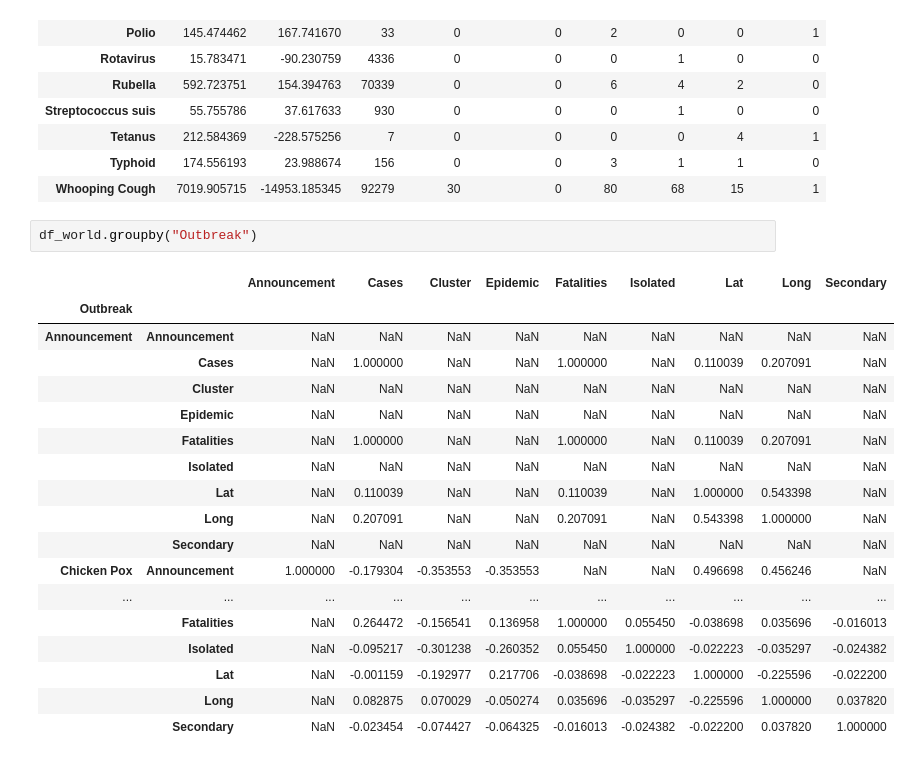
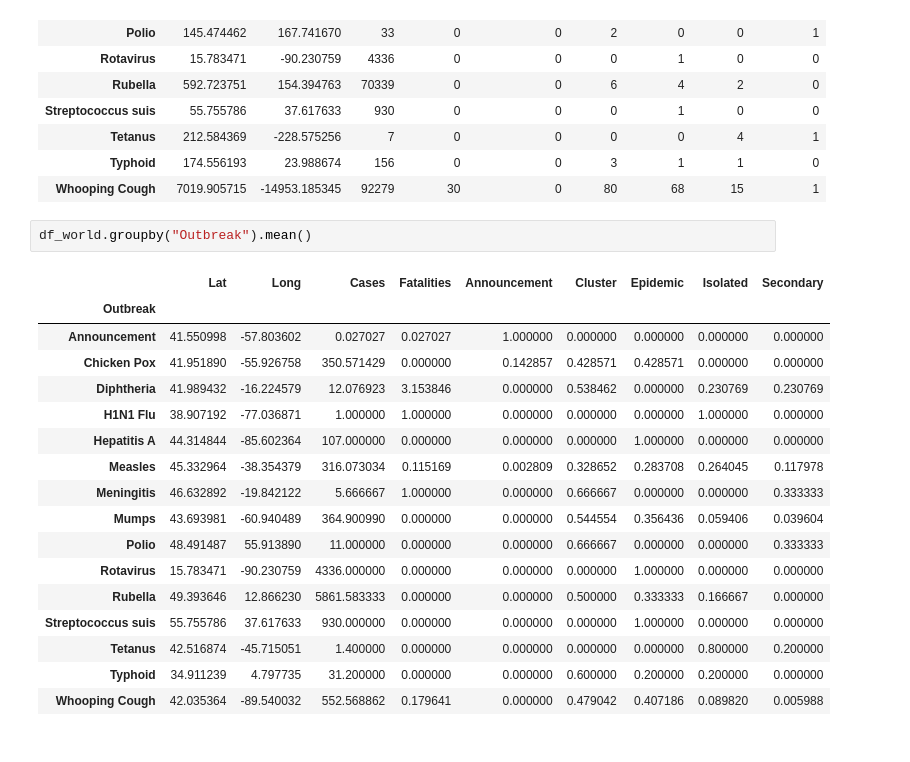
Before and after one commit to javigoncompte/Preventable_Diseases, a Jupyter notebook: Capstone EDA.ipynb, the cells around one changed output. Drawn from its saved outputs; the diff is of its cells as text.

```diff
--- a/Capstone EDA.ipynb
+++ b/Capstone EDA.ipynb
@@ -1456,23 +1456,22 @@ df_world.groupby("Outbreak").sum()
 | Typhoid | 174.556193 | 23.988674 | 156 | 0 | 0 | 3 | 1 | 1 | 0 |
 | Whooping Cough | 7019.905715 | -14953.185345 | 92279 | 30 | 0 | 80 | 68 | 15 | 1 |
 # %%
-df_world.groupby("Outbreak")
+df_world.groupby("Outbreak").mean()
 # %% [output]
-|  |  | Announcement | Cases | Cluster | Epidemic | Fatalities | Isolated | Lat | Long | Secondary |
-| Outbreak |  |  |  |  |  |  |  |  |  |  |
-| Announcement | Announcement | NaN | NaN | NaN | NaN | NaN | NaN | NaN | NaN | NaN |
-|  | Cases | NaN | 1.000000 | NaN | NaN | 1.000000 | NaN | 0.110039 | 0.207091 | NaN |
-|  | Cluster | NaN | NaN | NaN | NaN | NaN | NaN | NaN | NaN | NaN |
-|  | Epidemic | NaN | NaN | NaN | NaN | NaN | NaN | NaN | NaN | NaN |
-|  | Fatalities | NaN | 1.000000 | NaN | NaN | 1.000000 | NaN | 0.110039 | 0.207091 | NaN |
-|  | Isolated | NaN | NaN | NaN | NaN | NaN | NaN | NaN | NaN | NaN |
-|  | Lat | NaN | 0.110039 | NaN | NaN | 0.110039 | NaN | 1.000000 | 0.543398 | NaN |
-|  | Long | NaN | 0.207091 | NaN | NaN | 0.207091 | NaN | 0.543398 | 1.000000 | NaN |
-|  | Secondary | NaN | NaN | NaN | NaN | NaN | NaN | NaN | NaN | NaN |
-| Chicken Pox | Announcement | 1.000000 | -0.179304 | -0.353553 | -0.353553 | NaN | NaN | 0.496698 | 0.456246 | NaN |
-| ... | ... | ... | ... | ... | ... | ... | ... | ... | ... | ... |
-|  | Fatalities | NaN | 0.264472 | -0.156541 | 0.136958 | 1.000000 | 0.055450 | -0.038698 | 0.035696 | -0.016013 |
-|  | Isolated | NaN | -0.095217 | -0.301238 | -0.260352 | 0.055450 | 1.000000 | -0.022223 | -0.035297 | -0.024382 |
-|  | Lat | NaN | -0.001159 | -0.192977 | 0.217706 | -0.038698 | -0.022223 | 1.000000 | -0.225596 | -0.022200 |
-|  | Long | NaN | 0.082875 | 0.070029 | -0.050274 | 0.035696 | -0.035297 | -0.225596 | 1.000000 | 0.037820 |
-|  | Secondary | NaN | -0.023454 | -0.074427 | -0.064325 | -0.016013 | -0.024382 | -0.022200 | 0.037820 | 1.000000 |
+|  | Lat | Long | Cases | Fatalities | Announcement | Cluster | Epidemic | Isolated | Secondary |
+| Outbreak |  |  |  |  |  |  |  |  |  |
+| Announcement | 41.550998 | -57.803602 | 0.027027 | 0.027027 | 1.000000 | 0.000000 | 0.000000 | 0.000000 | 0.000000 |
+| Chicken Pox | 41.951890 | -55.926758 | 350.571429 | 0.000000 | 0.142857 | 0.428571 | 0.428571 | 0.000000 | 0.000000 |
+| Diphtheria | 41.989432 | -16.224579 | 12.076923 | 3.153846 | 0.000000 | 0.538462 | 0.000000 | 0.230769 | 0.230769 |
+| H1N1 Flu | 38.907192 | -77.036871 | 1.000000 | 1.000000 | 0.000000 | 0.000000 | 0.000000 | 1.000000 | 0.000000 |
+| Hepatitis A | 44.314844 | -85.602364 | 107.000000 | 0.000000 | 0.000000 | 0.000000 | 1.000000 | 0.000000 | 0.000000 |
+| Measles | 45.332964 | -38.354379 | 316.073034 | 0.115169 | 0.002809 | 0.328652 | 0.283708 | 0.264045 | 0.117978 |
+| Meningitis | 46.632892 | -19.842122 | 5.666667 | 1.000000 | 0.000000 | 0.666667 | 0.000000 | 0.000000 | 0.333333 |
+| Mumps | 43.693981 | -60.940489 | 364.900990 | 0.000000 | 0.000000 | 0.544554 | 0.356436 | 0.059406 | 0.039604 |
+| Polio | 48.491487 | 55.913890 | 11.000000 | 0.000000 | 0.000000 | 0.666667 | 0.000000 | 0.000000 | 0.333333 |
+| Rotavirus | 15.783471 | -90.230759 | 4336.000000 | 0.000000 | 0.000000 | 0.000000 | 1.000000 | 0.000000 | 0.000000 |
+| Rubella | 49.393646 | 12.866230 | 5861.583333 | 0.000000 | 0.000000 | 0.500000 | 0.333333 | 0.166667 | 0.000000 |
+| Streptococcus suis | 55.755786 | 37.617633 | 930.000000 | 0.000000 | 0.000000 | 0.000000 | 1.000000 | 0.000000 | 0.000000 |
+| Tetanus | 42.516874 | -45.715051 | 1.400000 | 0.000000 | 0.000000 | 0.000000 | 0.000000 | 0.800000 | 0.200000 |
+| Typhoid | 34.911239 | 4.797735 | 31.200000 | 0.000000 | 0.000000 | 0.600000 | 0.200000 | 0.200000 | 0.000000 |
+| Whooping Cough | 42.035364 | -89.540032 | 552.568862 | 0.179641 | 0.000000 | 0.479042 | 0.407186 | 0.089820 | 0.005988 |
```
Also changed, not shown: parts of 15 cells of this notebook.
